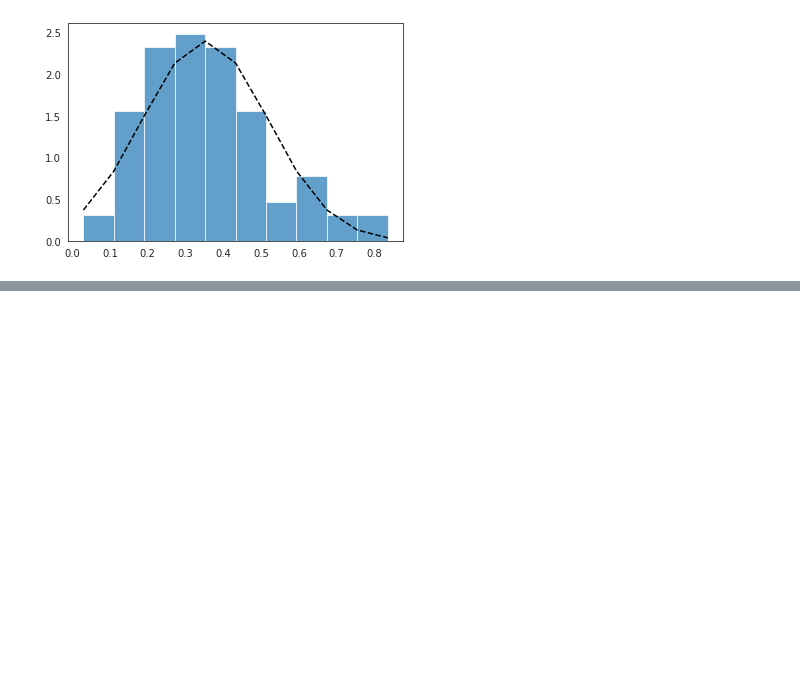
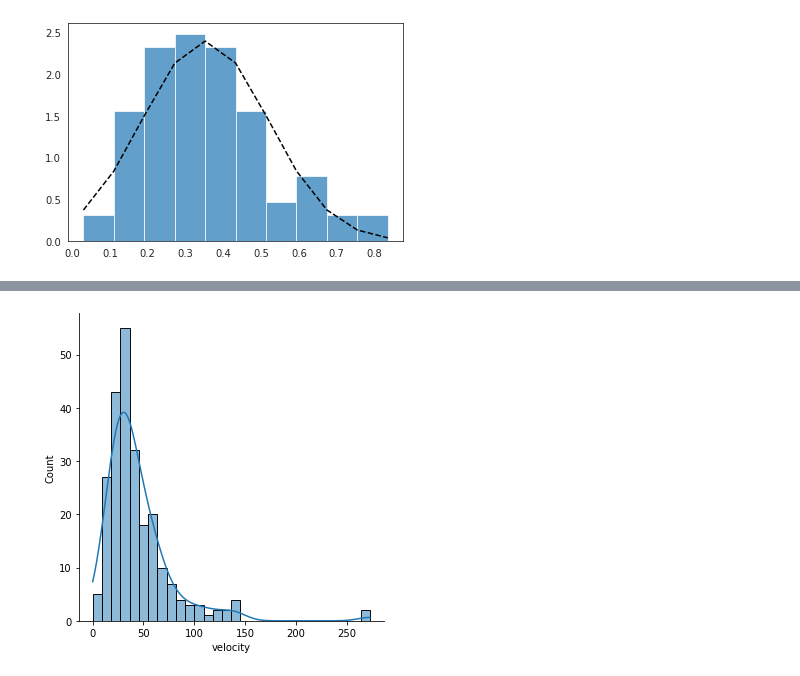
Before and after one commit to AlexeyKozlovsky/CoursePaper2, a Jupyter notebook: Practise/Scripts/AnalysisTest.ipynb, the cells around one changed output, grey strips where cells are left out. Saved outputs shown, nothing was run; the diff lists cells and outputs as text; code cells hidden in the pictures; blank space fills up the shorter version.

```diff
--- a/Practise/Scripts/Analysis.ipynb
+++ b/Practise/Scripts/AnalysisTest.ipynb
@@ -152,0 +231,4 @@ class Analizer:
+# %%
+a.dist_plot([0, 1], 'velocity', 30)
+# %% [output]
+[figure, added]
```
Also changed, not shown: parts of 14 cells of this notebook, 1 other file.
